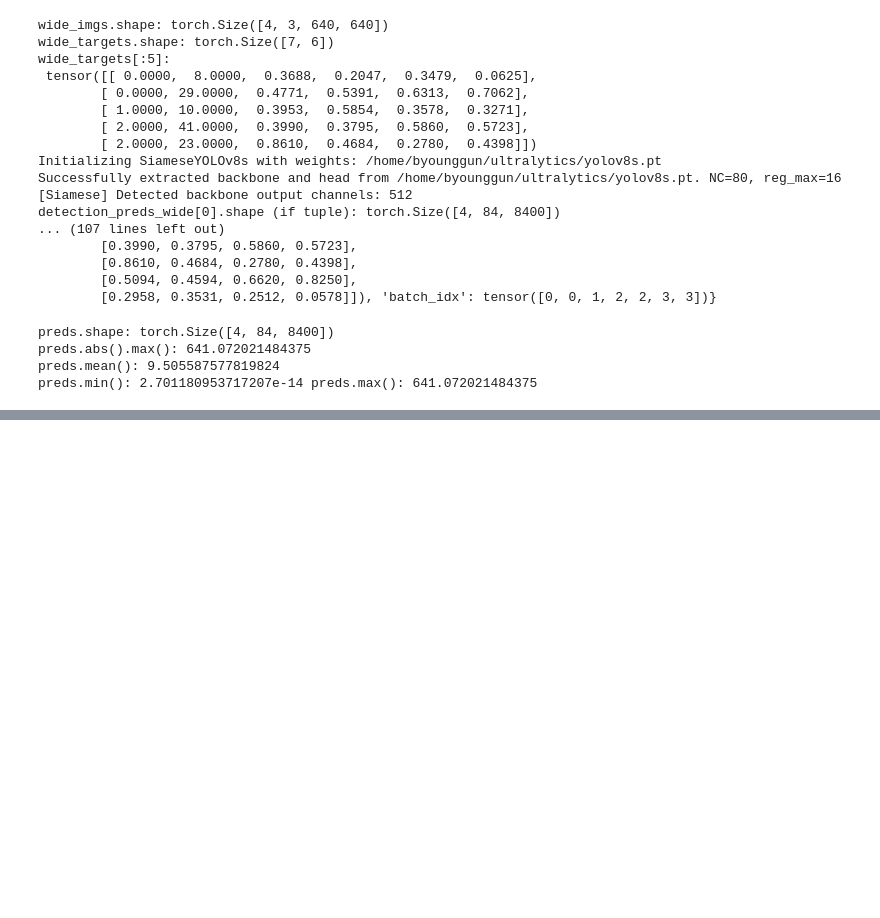
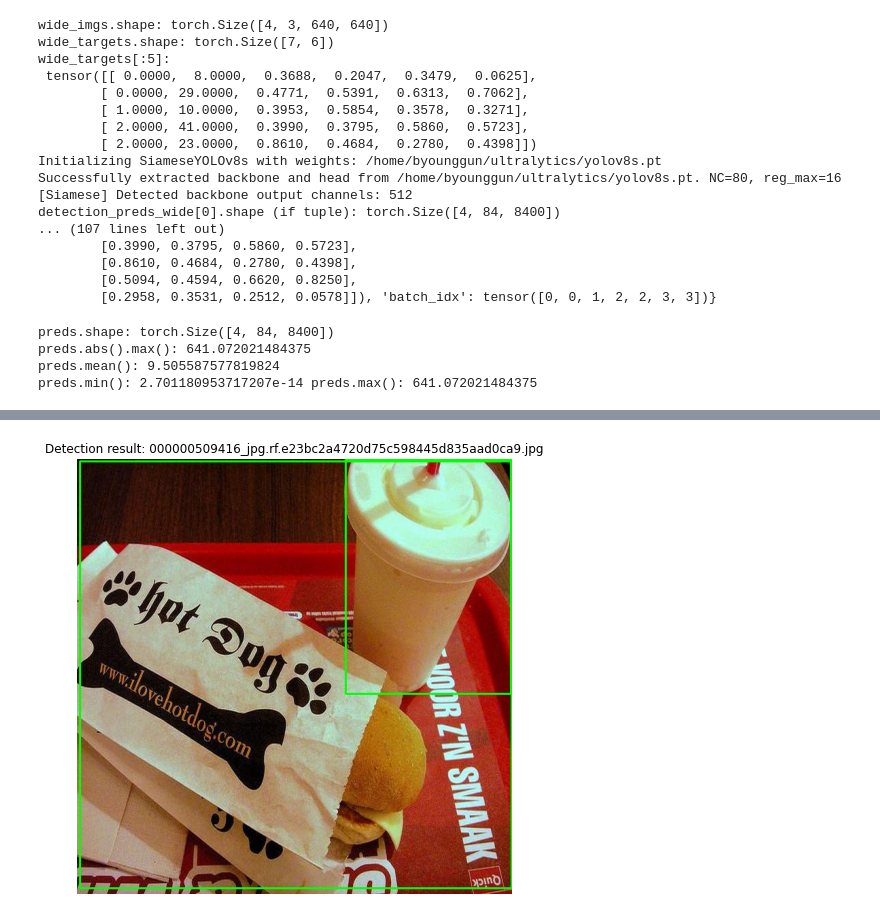
Before and after one commit to comflife/ultralytics, a Jupyter notebook: siamese_inference.ipynb, the cells around one changed output, grey strips where cells are left out. Drawn from its saved outputs; the diff is of its cells as text; code cells hidden in the pictures; blank space fills up the shorter version.

Commit message:
siamese 제외한거 + 시각화 ipynb

```diff
--- a/siamese_inference.ipynb
+++ b/siamese_inference.ipynb
@@ -732,0 +738,84 @@ preds.min(): 2.701180953717207e-14 preds.max(): 641.072021484375
+# %%
+# Siamese YOLOv8 Inference: Random Image Each Run
+
+import torch
+import cv2
+import numpy as np
+import matplotlib.pyplot as plt
+import os
+import random
+from yolov8_siamese import SiameseYOLOv8s
+
+# 1. 경로 설정
+ckpt_path = '/home/byounggun/ultralytics/runs/my_siamese_training/experiment2/ckpt_epoch_4.pth'  # 실제 ckpt 경로로 변경
+yolo_weights_path = '/home/byounggun/ultralytics/yolov8s.pt'
+img_dir = '/home/byounggun/cococo/train_resized/images'  # 이미지 디렉토리
+
+# 2. 하이퍼파라미터 및 클래스 정보 로드
+import yaml
+with open('hyp_siamese_scratch.yaml', 'r') as f:
+    hyp = yaml.safe_load(f)
+dataset_yaml = '/home/byounggun/ultralytics/ultralytics/cfg/datasets/coco.yaml'
+with open(dataset_yaml, 'r') as f:
+    data_yaml = yaml.safe_load(f)
+names = data_yaml['names'] if isinstance(data_yaml['names'], list) else list(data_yaml['names'].values())
+nc = len(names)
+hyp['nc'] = nc
+
+# 3. 모델 생성 및 체크포인트 로드 (최초 1회만)
+device = torch.device('cuda' if torch.cuda.is_available() else 'cpu')
+model = SiameseYOLOv8s(
+    yolo_weights_path=yolo_weights_path,
+    siamese_lambda=0.0,
+    feature_dim=hyp.get('siamese_feature_dim', 128),
+    args=hyp
+).to(device)
+ckpt = torch.load(ckpt_path, map_location=device)
+model.load_state_dict(ckpt['model'], strict=False)
+model.eval()
+
+# 4. 무작위 이미지 선택
+img_files = [f for f in os.listdir(img_dir) if f.lower().endswith(('.jpg', '.jpeg', '.png'))]
+assert len(img_files) > 0, "No images found in directory!"
+img_file = random.choice(img_files)
+img_path = os.path.join(img_dir, img_file)
+print(f"Selected image: {img_path}")
+
+# 5. 이미지 전처리
+img0 = cv2.imread(img_path)
+img = cv2.cvtColor(img0, cv2.COLOR_BGR2RGB)
+img_resized = cv2.resize(img, (hyp.get('imgsz', 640), hyp.get('imgsz', 640)))
+img_tensor = torch.from_numpy(img_resized).float().permute(2, 0, 1) / 255.0  # [C,H,W], 0~1
+img_tensor = img_tensor.unsqueeze(0).to(device)
+
+# 6. Inference (detection only)
+with torch.no_grad():
+    preds, _ = model(img_tensor, img_tensor)
+
+import sys
+sys.path.append('/home/byounggun/ultralytics')
+
+from ultralytics.utils.ops import non_max_suppression
+conf_thres = 0.25
+iou_thres = 0.45
+pred = preds[0] if isinstance(preds, (list, tuple)) else preds
+dets = non_max_suppression(pred, conf_thres=conf_thres, iou_thres=iou_thres)[0]
+if dets is not None and len(dets):
+    dets = dets.cpu().numpy()
+else:
+    dets = []
+
+# 8. 결과 시각화
+img_show = img_resized.copy()
+for *xyxy, conf, cls in dets:
+    x1, y1, x2, y2 = map(int, xyxy)
+    label = f"{names[int(cls)]}: {conf:.2f}"
+    color = (0, 255, 0)
+    cv2.rectangle(img_show, (x1, y1), (x2, y2), color, 2)
+    cv2.putText(img_show, label, (x1, y1 - 10), cv2.FONT_HERSHEY_SIMPLEX, 0.5, color, 2)
+plt.figure(figsize=(8,8))
+plt.imshow(img_show)
+plt.axis('off')
+plt.title(f"Detection result: {os.path.basename(img_path)}")
+plt.show()
+# %% [output]
@@ -732,0 +826 @@ preds.min(): 2.701180953717207e-14 preds.max(): 641.072021484375
+[figure, added]
```
Also changed, not shown: parts of 2 cells of this notebook, 1 other file.
